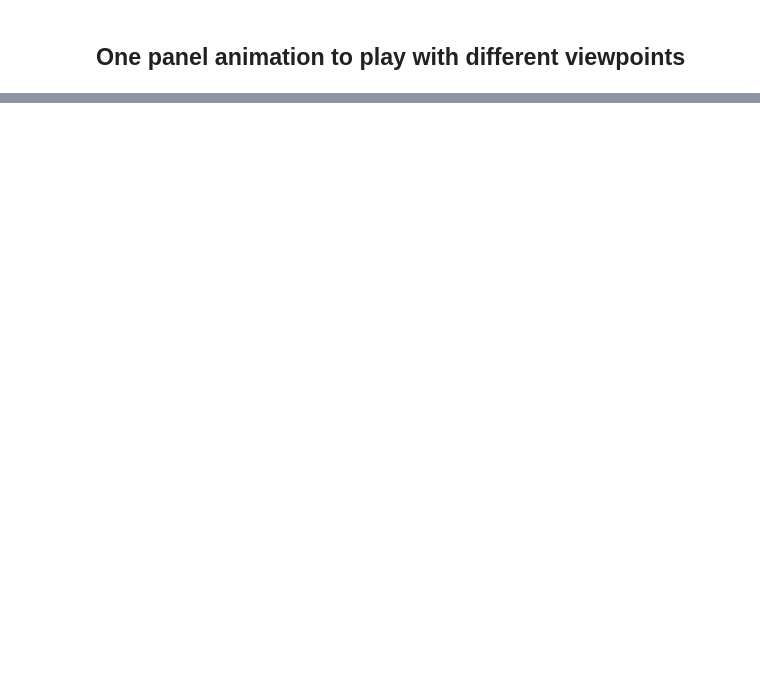
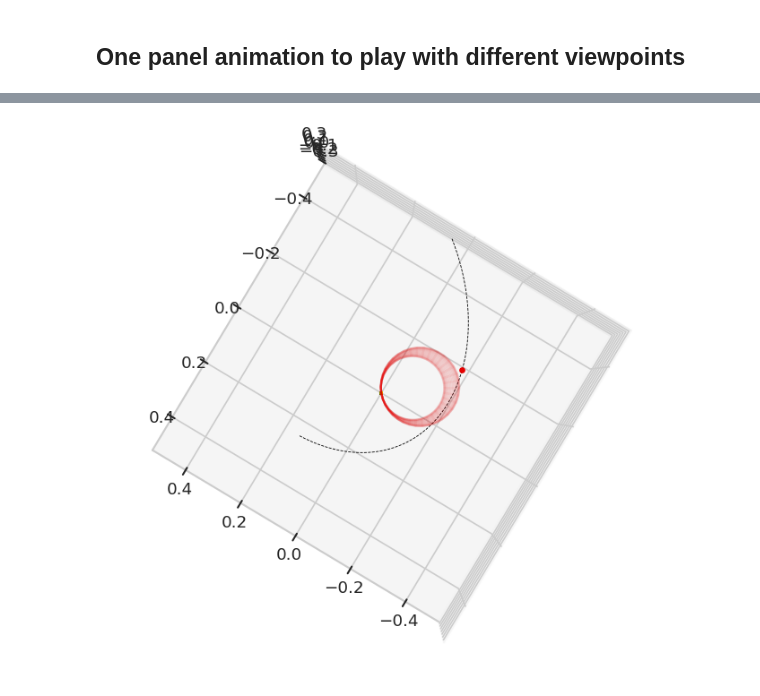
Before and after one commit to helioforecast/Papers, a Jupyter notebook: Moestl2020_PSP_rate/psp_3dcore.ipynb, the cells around one changed output, grey strips where cells are left out. Drawn from its saved outputs; the diff is of its cells as text; code cells hidden in the pictures; blank space fills up the shorter version.

```diff
--- a/Moestl2020_PSP_rate/psp_3dcore.ipynb
+++ b/Moestl2020_PSP_rate/psp_3dcore.ipynb
@@ -841,74 +854,25 @@ t1, btot1, bxyz1 = measure(model_obj, "PSP", t_launch, TP_A  + datetime.timedelt
 # %%
 sns.set_style('whitegrid')
 fig = plt.figure(figsize=(15, 10),dpi=80)
-
 ax = fig.add_subplot(111, projection='3d')
 
-plot_configure(ax, view_azim=125, view_elev=40, view_radius=.15)
-#plot_configure(ax, view_azim=125, view_elev=35, view_radius=.04)
+plot_configure3(ax, view_azim=125, view_elev=90, view_radius=.5)
+#plot_configure3(ax, view_azim=125, view_elev=90, view_radius=.2)
 
-plot_3dcore(ax, model_obj2, TP_A, color=C_A)
-plot_3dcore_field(ax, model_obj2, color=C_A, steps=300, step_size=0.0005, lw=1.5, ls=":")
-plot_traj(ax, "PSP", TP_A, frame="ECLIPJ2000", color=C_A)
-
-plot_3dcore(ax, model_obj2, TP_B, color=C_B)
-plot_3dcore_field(ax, model_obj2, color=C_B, steps=1500, step_size=0.0005, lw=1.5, ls=":")
-plot_traj(ax, "PSP", TP_B, frame="ECLIPJ2000", color=C_B,lw=1.5)
-
-plot_traj(ax, "PSP", TP_B, frame="ECLIPJ2000", color="k", traj_pos=False, traj_major=None, traj_minor=144,lw=1.5)
-
-plt.tight_layout()
+plot_3dcore3(ax, model_obj2, TP1, color=C_A)
+#plot_3dcore_field(ax, model_obj2, color=C_A, steps=300, step_size=0.0005, lw=1.5, ls=":")
+plot_traj(ax, "PSP", TP1, frame="ECLIPJ2000", color=C_A)
+plot_traj(ax, "PSP", TP1, frame="ECLIPJ2000", color="k", traj_pos=False, traj_major=None, traj_minor=300,lw=1.5)
 
 
-#########################################
+fig = plt.figure(figsize=(15, 10),dpi=80)
+ax = fig.add_subplot(111)
 
-sns.set_context('talk')
-sns.set_style('whitegrid')
+simtime_rt1=np.round((parse_time(rt1).plot_date-parse_time(t_launch).plot_date)*24,4)
 
-fig = plt.figure(figsize=(13, 12),dpi=80)
-
-ax1 = fig.add_subplot(211)
-ax1.set_title("1st encounter (apex)")
-
-ax1.plot(t1, btot1, color=C0, label="$|B|$")
-ax1.plot(t1, bxyz1[:, 0], color=C1, label="$B_R$")
-ax1.plot(t1, bxyz1[:, 1], color=C2, label="$B_T$")
-ax1.plot(t1, bxyz1[:, 2], color=C3, label="$B_N$")
-
-ax1.plot(tf, btotf, color=C0, linestyle='--')
-ax1.plot(tf, bxyzf[:, 0], color=C1, linestyle='--')
-ax1.plot(tf, bxyzf[:, 1], color=C2, linestyle='--')
-ax1.plot(tf, bxyzf[:, 2], color=C3, linestyle='--')
-
-ax1.legend(loc="lower right", fontsize=16,ncol=4)
-ax1.xaxis.set_major_formatter(matplotlib.dates.DateFormatter('%b %d %H:%M'))
-ax1.set_ylabel('B [nT]')
-plt.ylim(-1300,1300)
-#plt.xlim(datetime.datetime(2022,6,1,22,0),datetime.datetime(2022,6,2,10,0))
-
-
-
-ax2 = fig.add_subplot(212)
-ax2.set_title("2nd encounter (leg)")
-
-ax2.plot(t2, btot2, color=C0, label="$|B|$")
-ax2.plot(t2, bxyz2[:, 0], color=C1, label="$B_R$")
-ax2.plot(t2, bxyz2[:, 1], color=C2, label="$B_T$")
-ax2.plot(t2, bxyz2[:, 2], color=C3, label="$B_N$")
-
-ax2.legend(loc="lower right", fontsize=16,ncol=4)
-ax2.xaxis.set_major_formatter(matplotlib.dates.DateFormatter('%b %d %H:%M'))
-ax2.set_xlabel('simulation time')
-ax2.set_ylabel('B [nT]')
-plt.ylim(-1300,1300)
-#plt.xlim(datetime.datetime(2022,6,2,17,0),datetime.datetime(2022,6,3,5,0))
-
-
-plt.tight_layout()
-
-
-plt.annotate('(a)',[0.01,0.965],xycoords='figure fraction',weight='bold')
-plt.annotate('(b)',[0.01,0.475],xycoords='figure fraction',weight='bold')
-
-plt.savefig('results/test_3dcore_components.png', dpi=300)
-# plt.savefig('results/plots_rate/fig6_3dcore_components.png', dpi=300)
+ax.plot(simtime_rt1, rbtot1, color=C0, label="$|B|$")
+ax.plot(simtime_rt1, rbxyz1[:, 0], color=C1, label="$B_R$")
+ax.plot(simtime_rt1, rbxyz1[:, 1], color=C2, label="$B_T$")
+ax.plot(simtime_rt1, rbxyz1[:, 2], color=C3, label="$B_N$")
+ax.set_xlim(0,100)
+# %% [output]
@@ -914,0 +880 @@ plt.savefig('results/test_3dcore_components.png', dpi=300)
+[figure, added]
```
Also changed, not shown: parts of 7 cells of this notebook, 4 other files.
